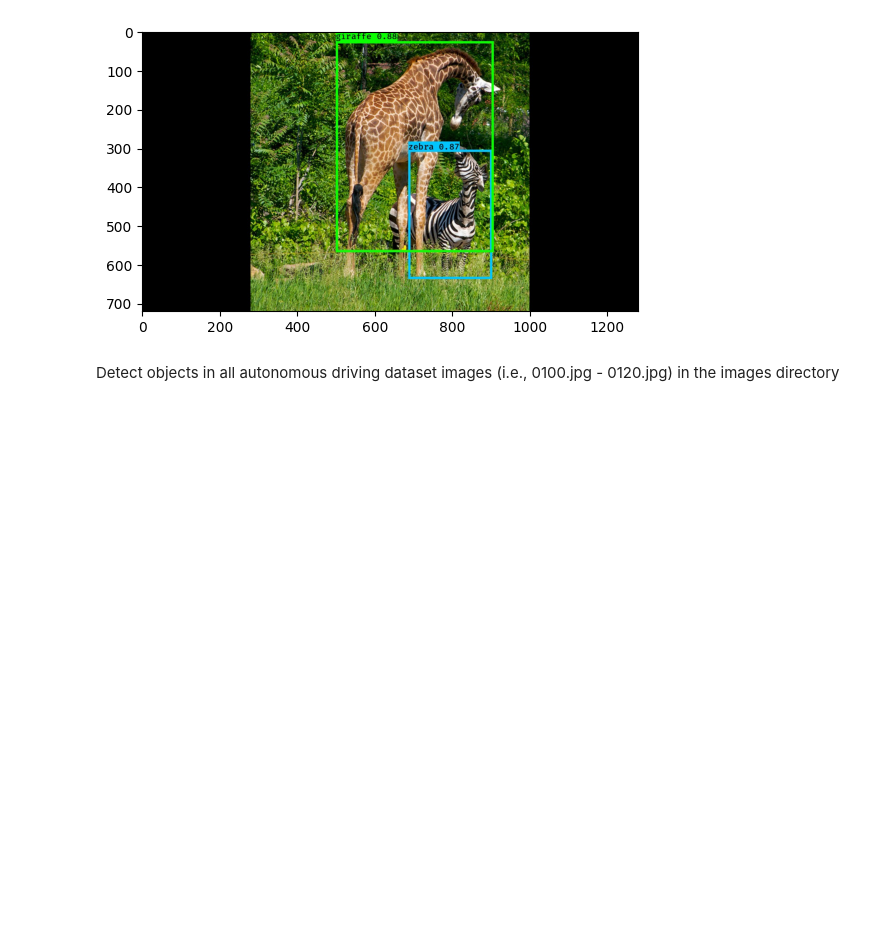
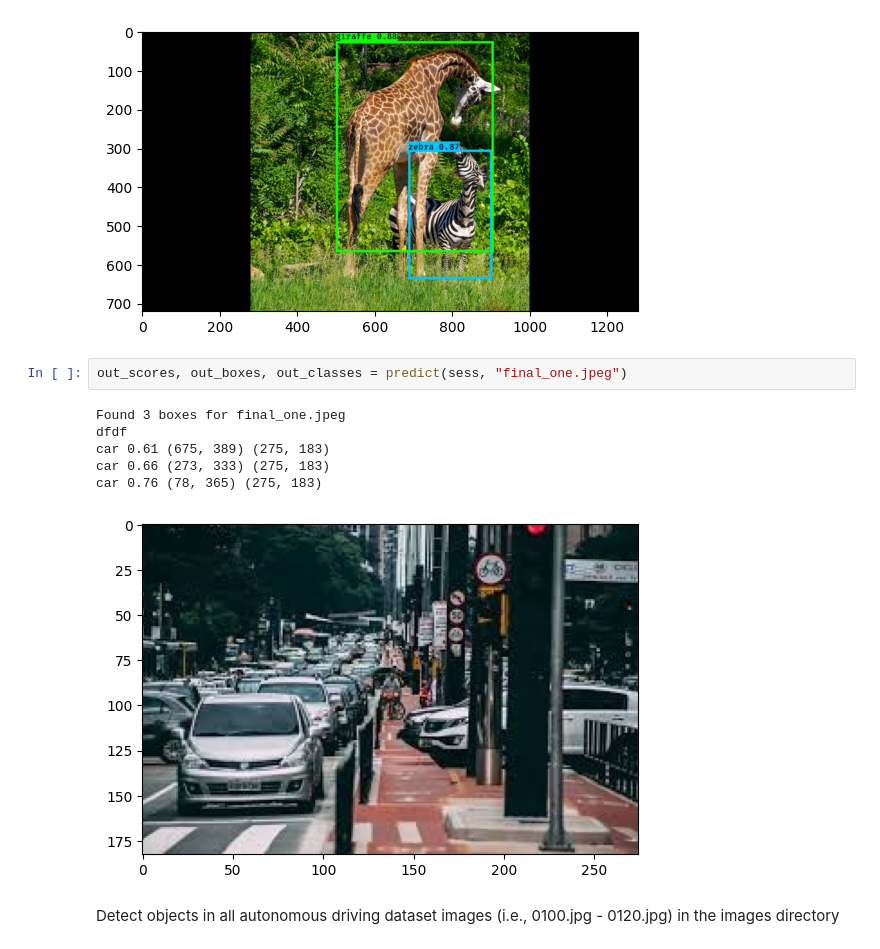
Before and after one commit to IT21034268/deep-learning-lab-repository, a Jupyter notebook: it21034268_lab_04.ipynb, the cells around one changed output. Saved outputs shown, nothing was run; the diff lists cells and outputs as text; blank space fills up the shorter version.

```diff
--- a/it21034268_lab_04.ipynb
+++ b/it21034268_lab_04.ipynb
@@ -910,6 +926,15 @@ dfdf
 zebra 0.87 (687, 305) (903, 637)
 giraffe 0.88 (500, 26) (907, 568)
 [figure]
+# %%
+out_scores, out_boxes, out_classes = predict(sess, "final_one.jpeg")
+# %% [output]
+Found 3 boxes for final_one.jpeg
+dfdf
+car 0.61 (675, 389) (275, 183)
+car 0.66 (273, 333) (275, 183)
+car 0.76 (78, 365) (275, 183)
+[figure, added]
 # %% [markdown]
 Detect objects in all autonomous driving dataset images (i.e., 0100.jpg - 0120.jpg) in the images directory
 # %%
```
Also changed, not shown: parts of 6 cells of this notebook, 36 other files.
